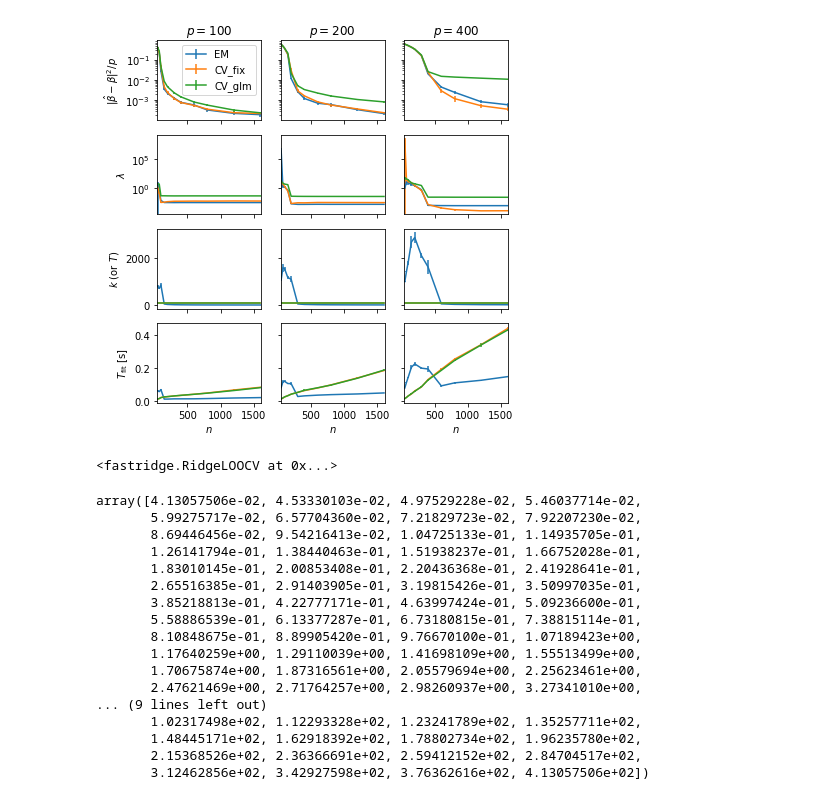
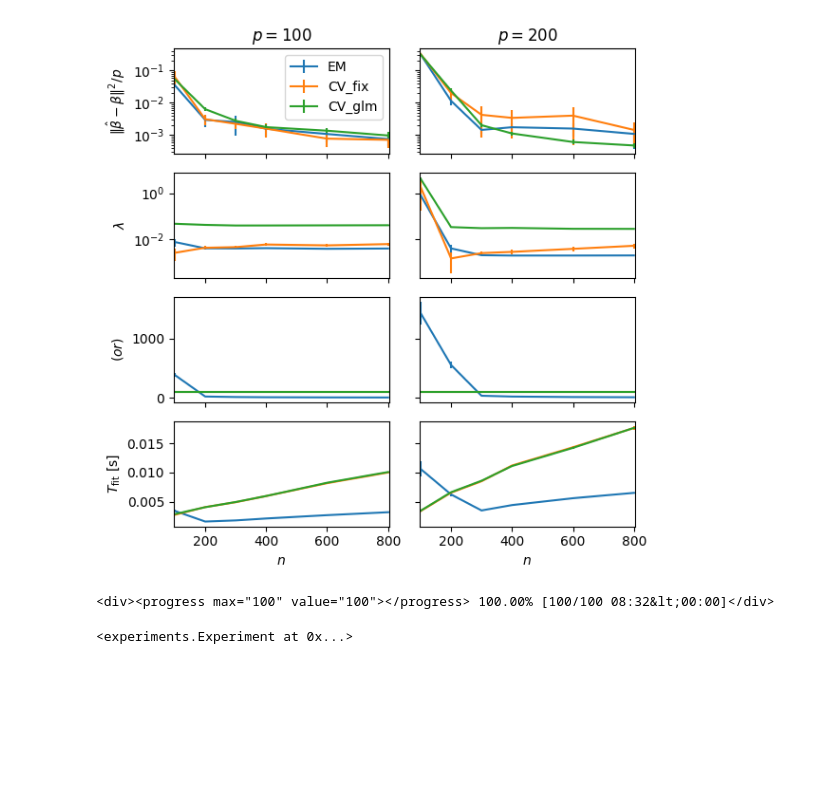
Before and after one commit to marioboley/fastridge, a Jupyter notebook: Analysis/Simulated_data/increasing_p.ipynb, the cells around one changed output. Saved outputs shown, nothing was run; the diff lists cells and outputs as text; code cells hidden in the pictures; blank space fills up the shorter version.

```diff
--- a/Analysis/Simulated_data/increasing_p.ipynb
+++ b/Analysis/Simulated_data/increasing_p.ipynb
@@ -15,7 +7,11 @@ from fastridge import RidgeEM, RidgeLOOCV
 # %%
-ps = [50, 100]
+import problems
+from experiments import *
+from fastridge import RidgeEM, RidgeLOOCV
+
+ps = [100, 200]
 probs = [problems.random_problem(p) for p in ps]
-ns = [50, 75, 100, 150, 200, 300, 400, 600, 800, 1200, 1600]
+ns = [100, 200, 300, 400, 600, 800]
 
 ridgeEM = RidgeEM(fit_intercept=False)
 ridgeCV_GLM = RidgeLOOCV(alphas=100, fit_intercept=False)
@@ -24,6 +20,6 @@ ridgeCV_fixed = RidgeLOOCV(alphas=np.logspace(-10, 10, 100, endpoint=True, base=
 estimators = [ridgeEM, ridgeCV_fixed, ridgeCV_GLM]
 est_names = ['EM', 'CV_fix', 'CV_glm']
 
-exp1 = Experiment(probs, estimators, ns, 100, est_names)
-exp1.run()
+exp0 = Experiment(probs, estimators, ns, 20, est_names)
+exp0.run()
 # %% [output]
@@ -32,49 +28,25 @@ exp1.run()
 # %%
-from importlib import reload
-import plotting
-reload(plotting)
+from matplotlib import pyplot as plt
 from plotting import plot_metrics
-from matplotlib import pyplot as plt
 
-prob_idx=[1, 2, 3]
-fig, axs = plot_metrics(exp1, [parameter_mean_squared_error, regularization_parameter, number_of_iterations, fitting_time], prob_idx=prob_idx, figsize=(6, 6))
+prob_idx = [0, 1]
+fig, axs = plot_metrics(exp0, [parameter_mean_squared_error, regularization_parameter, number_of_iterations, fitting_time], prob_idx=prob_idx, figsize=(6, 6))
 axs[0, 0].set_yscale('log')
 axs[1, 0].set_yscale('log')
 axs[2, 0].set_ylabel('$k$ (or $T$)')
 for i in range(len(prob_idx)):
     axs[0, i].set_title(f'$p={ps[prob_idx[i]]}$')
 axs[0, 0].legend()
-#plt.savefig('growing_p.pdf', dpi=600, bbox_inches="tight")
 plt.show()
 # %% [output]
-[figure, old version]
+[figure, new version]
-# %%
-from importlib import reload
-import fastridge
-reload(fastridge)
-from fastridge import RidgeLOOCV
-
-test_loocv = RidgeLOOCV(alphas=100)
-test_loocv.fit(*probs[0].rvs(300))
-# %% [output]
-<fastridge.RidgeLOOCV at 0x...>
-# %%
-test_loocv.alphas_
-# %% [output]
-array([4.13057506e-02, 4.53330103e-02, 4.97529228e-02, 5.46037714e-02,
-       5.99275717e-02, 6.57704360e-02, 7.21829723e-02, 7.92207230e-02,
-       8.69446456e-02, 9.54216413e-02, 1.04725133e-01, 1.14935705e-01,
-       1.26141794e-01, 1.38440463e-01, 1.51938237e-01, 1.66752028e-01,
-       1.83010145e-01, 2.00853408e-01, 2.20436368e-01, 2.41928641e-01,
-       2.65516385e-01, 2.91403905e-01, 3.19815426e-01, 3.50997035e-01,
-       3.85218813e-01, 4.22777171e-01, 4.63997424e-01, 5.09236600e-01,
-       5.58886539e-01, 6.13377287e-01, 6.73180815e-01, 7.38815114e-01,
-       8.10848675e-01, 8.89905420e-01, 9.76670100e-01, 1.07189423e+00,
-       1.17640259e+00, 1.29110039e+00, 1.41698109e+00, 1.55513499e+00,
-       1.70675874e+00, 1.87316561e+00, 2.05579694e+00, 2.25623461e+00,
-       2.47621469e+00, 2.71764257e+00, 2.98260937e+00, 3.27341010e+00,
-... (9 lines left out)
-       1.02317498e+02, 1.12293328e+02, 1.23241789e+02, 1.35257711e+02,
-       1.48445171e+02, 1.62918392e+02, 1.78802734e+02, 1.96235780e+02,
-       2.15368526e+02, 2.36366691e+02, 2.59412152e+02, 2.84704517e+02,
-       3.12462856e+02, 3.42927598e+02, 3.76362616e+02, 4.13057506e+02])
+# %%
+ps1 = [50, 100, 200, 400, 800]
+probs1 = [problems.random_problem(p) for p in ps1]
+ns1 = [50, 75, 100, 150, 200, 300, 400, 600, 800, 1200, 1600]
+
+exp1 = Experiment(probs1, estimators, ns1, 100, est_names)
+exp1.run()
+# %% [output]
+<div><progress max="100" value="100"></progress> 100.00% [100/100 08:32&lt;00:00]</div>
+<experiments.Experiment at 0x...>
```
Also changed, not shown: parts of 5 cells of this notebook, 2 other files.
